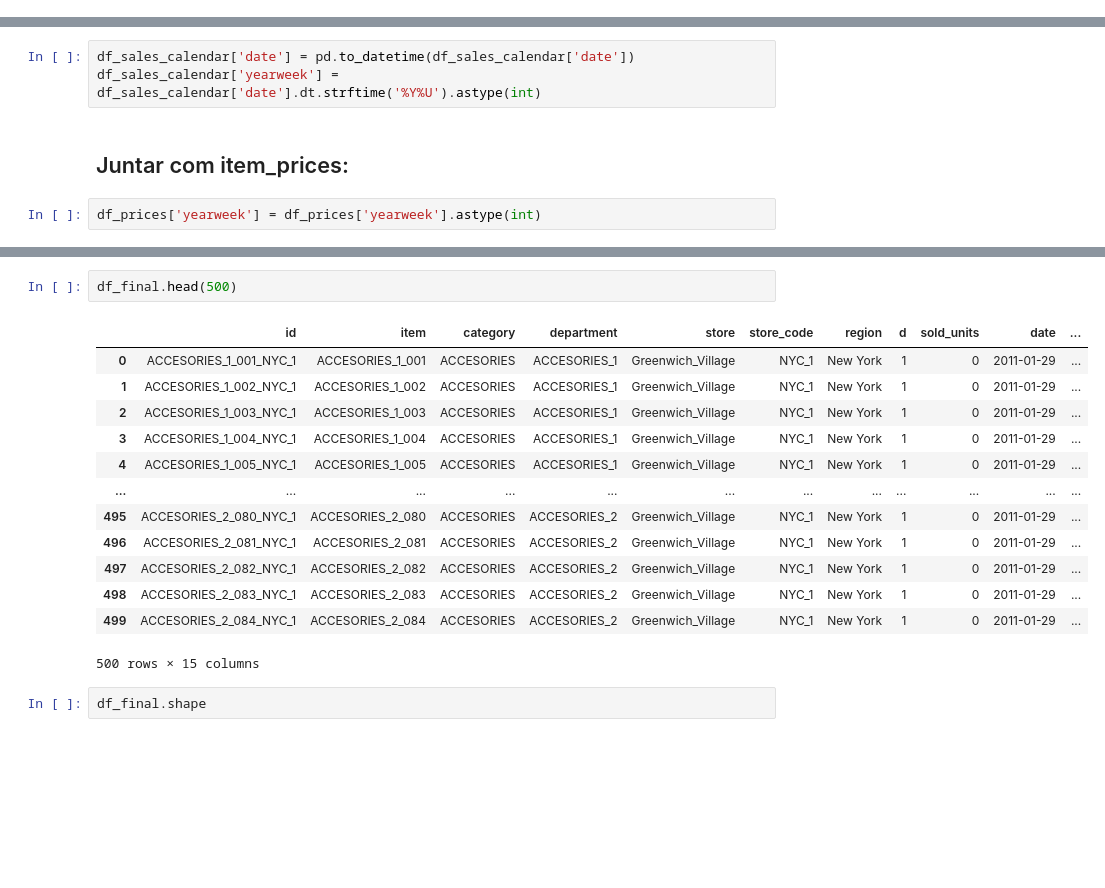
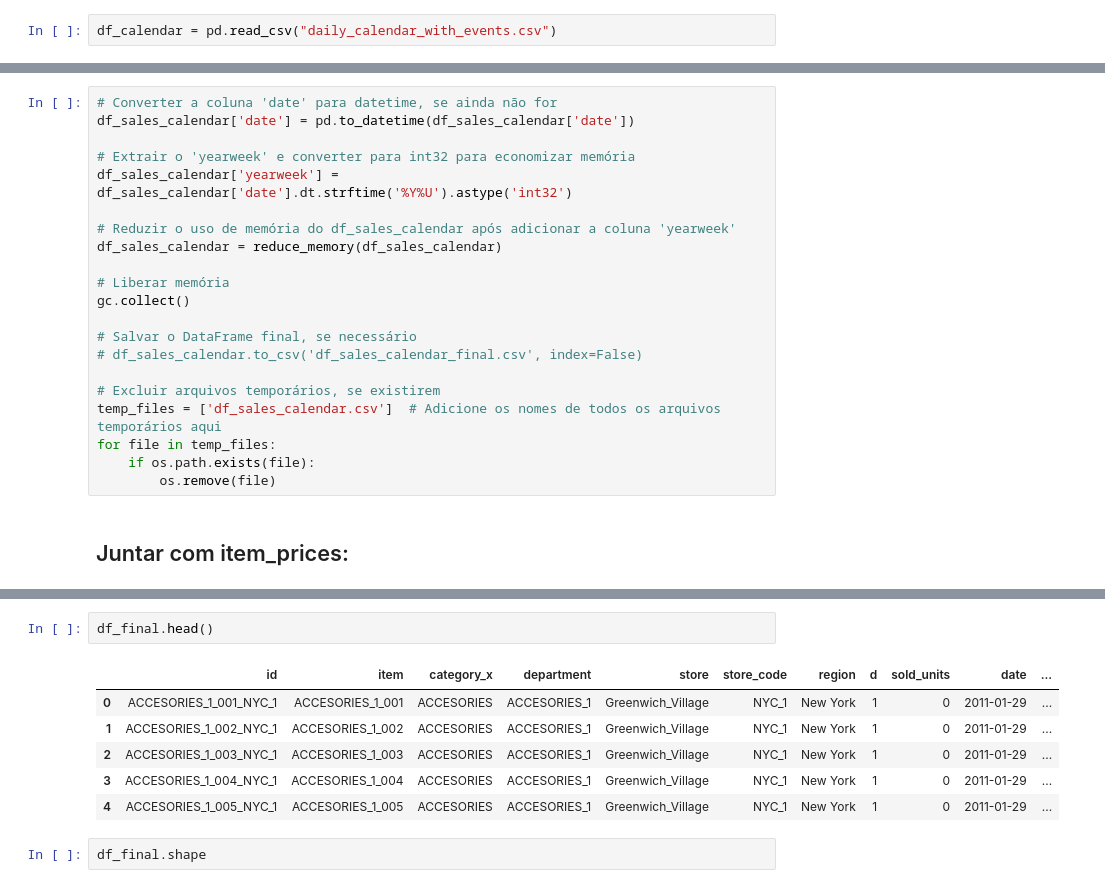
Before and after one commit to viicctor91/me, a Jupyter notebook: Projeto_Final.ipynb, the cells around one changed output, grey strips where cells are left out. Saved outputs shown, nothing was run; the diff lists cells and outputs as text; blank space fills up the shorter version.

```diff
--- a/Projeto_Final.ipynb
+++ b/Projeto_Final.ipynb
@@ -388,6 +391,8 @@ df_sales['department'].unique()
 df_sales['id'].unique()
 # %% [markdown]
 # Daily Calendar with Events
+# %%
+df_calendar = pd.read_csv("daily_calendar_with_events.csv")
 # %%
 df_calendar.shape
 # %%
@@ -505,9 +559,25 @@ df_sales_calendar.to_csv("df_sales_calendar.csv", index=False)
 # %% [markdown]
 ## Extrair o 'yearweek' a partir da coluna 'date':
-# %%
-df_sales_calendar['date'] = pd.to_datetime(df_sales_calendar['date'])
-df_sales_calendar['yearweek'] = df_sales_calendar['date'].dt.strftime('%Y%U').astype(int)
+# %%
+# Converter a coluna 'date' para datetime, se ainda não for
+df_sales_calendar['date'] = pd.to_datetime(df_sales_calendar['date'])
+
+# Extrair o 'yearweek' e converter para int32 para economizar memória
+df_sales_calendar['yearweek'] = df_sales_calendar['date'].dt.strftime('%Y%U').astype('int32')
+
+# Reduzir o uso de memória do df_sales_calendar após adicionar a coluna 'yearweek'
+df_sales_calendar = reduce_memory(df_sales_calendar)
+
+# Liberar memória
+gc.collect()
+
+# Salvar o DataFrame final, se necessário
+# df_sales_calendar.to_csv('df_sales_calendar_final.csv', index=False)
+
+# Excluir arquivos temporários, se existirem
+temp_files = ['df_sales_calendar.csv']  # Adicione os nomes de todos os arquivos temporários aqui
+for file in temp_files:
+    if os.path.exists(file):
+        os.remove(file)
 # %% [markdown]
 ## Juntar com item_prices:
-# %%
-df_prices['yearweek'] = df_prices['yearweek'].astype(int)
@@ -601,19 +690,12 @@ FileNotFoundError: ignored
 # %%
-df_final.head(500)
+df_final.head()
 # %% [output]
-|  | id | item | category | department | store | store_code | region | d | sold_units | date | ... |
+|  | id | item | category_x | department | store | store_code | region | d | sold_units | date | ... |
 | 0 | ACCESORIES_1_001_NYC_1 | ACCESORIES_1_001 | ACCESORIES | ACCESORIES_1 | Greenwich_Village | NYC_1 | New York | 1 | 0 | 2011-01-29 | ... |
 | 1 | ACCESORIES_1_002_NYC_1 | ACCESORIES_1_002 | ACCESORIES | ACCESORIES_1 | Greenwich_Village | NYC_1 | New York | 1 | 0 | 2011-01-29 | ... |
 | 2 | ACCESORIES_1_003_NYC_1 | ACCESORIES_1_003 | ACCESORIES | ACCESORIES_1 | Greenwich_Village | NYC_1 | New York | 1 | 0 | 2011-01-29 | ... |
 | 3 | ACCESORIES_1_004_NYC_1 | ACCESORIES_1_004 | ACCESORIES | ACCESORIES_1 | Greenwich_Village | NYC_1 | New York | 1 | 0 | 2011-01-29 | ... |
 | 4 | ACCESORIES_1_005_NYC_1 | ACCESORIES_1_005 | ACCESORIES | ACCESORIES_1 | Greenwich_Village | NYC_1 | New York | 1 | 0 | 2011-01-29 | ... |
-| ... | ... | ... | ... | ... | ... | ... | ... | ... | ... | ... | ... |
-| 495 | ACCESORIES_2_080_NYC_1 | ACCESORIES_2_080 | ACCESORIES | ACCESORIES_2 | Greenwich_Village | NYC_1 | New York | 1 | 0 | 2011-01-29 | ... |
-| 496 | ACCESORIES_2_081_NYC_1 | ACCESORIES_2_081 | ACCESORIES | ACCESORIES_2 | Greenwich_Village | NYC_1 | New York | 1 | 0 | 2011-01-29 | ... |
-| 497 | ACCESORIES_2_082_NYC_1 | ACCESORIES_2_082 | ACCESORIES | ACCESORIES_2 | Greenwich_Village | NYC_1 | New York | 1 | 0 | 2011-01-29 | ... |
-| 498 | ACCESORIES_2_083_NYC_1 | ACCESORIES_2_083 | ACCESORIES | ACCESORIES_2 | Greenwich_Village | NYC_1 | New York | 1 | 0 | 2011-01-29 | ... |
-| 499 | ACCESORIES_2_084_NYC_1 | ACCESORIES_2_084 | ACCESORIES | ACCESORIES_2 | Greenwich_Village | NYC_1 | New York | 1 | 0 | 2011-01-29 | ... |
-500 rows × 15 columns
 # %%
 df_final.shape
 # %% [output]
```
Also changed, not shown: parts of 50 cells of this notebook.
